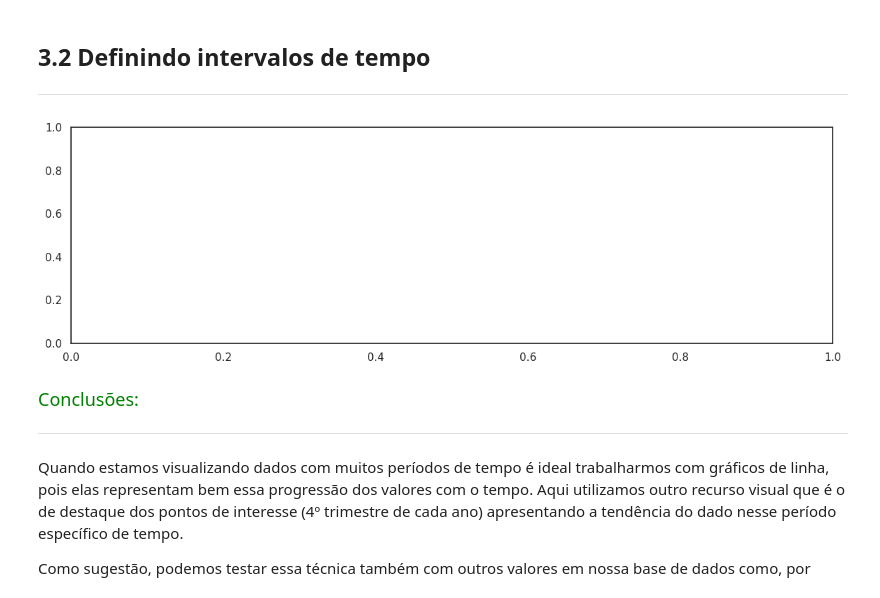
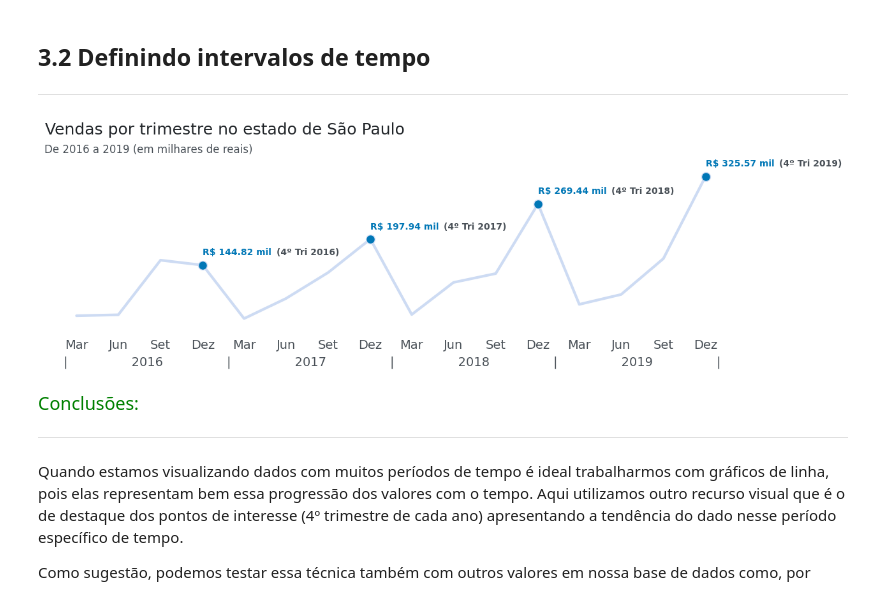
Before and after one commit to Lucas-lcs26/alura, a Jupyter notebook: Avançando em Data Science com Python/2 - Data Visualization gráficos de comparação e distribuição/Data Visualization gráficos de comparação e distribuição.ipynb, the cells around one changed output. Cells and saved outputs as stored; diff of their text form; code cells hidden in the pictures.

```diff
--- a/Avançando em Data Science com Python/2 - Data Visualization gráficos de comparação e distribuição/Data Visualization gráficos de comparação e distribuição.ipynb
+++ b/Avançando em Data Science com Python/2 - Data Visualization gráficos de comparação e distribuição/Data Visualization gráficos de comparação e distribuição.ipynb
@@ -679,8 +693,9 @@ df_sp = vendas.copy()
 df_sp = df_sp.query('estado == "São Paulo"')[["data_pedido", "vendas"]]
 
 # Agrupando as vendas por trimestre e arredondando valores para milhares
-...
-...
+df_sp.set_index('data_pedido', inplace= True)
+df_sp = df_sp.resample('Q').agg('sum')
+
 df_sp["vendas"] = round(df_sp["vendas"] / 1e3 , 2)
 df_sp = df_sp.reset_index()
 df_sp
@@ -743,34 +763,35 @@ ax = grafico_vendas_sp_tri()
 # %%
 ## Configurando o gráfico com parâmetros que potencializam a visualização dos dados
 
 # Importando as bibliotecas
-...
+import matplotlib.dates as mdates
 
 # Chamando a função que gera o gráfico de linha
 ax = grafico_vendas_sp_tri()
 
 ## Ajustes no eixo x
 # Definindo o intervalo em trimestres e colocando os nomes dos meses nos labels
-...
-...
-...
-...
+ax.xaxis.set_major_locator(mdates.MonthLocator(interval = 3))
+ax.xaxis.set_major_formatter(mdates.DateFormatter('%b'))
+x_labels = ['Mar', 'Jun', 'Set', 'Dez'] * 4
+ax.set_xticks(df_sp['data_pedido'])
+ax.set_xticklabels(x_labels, ha = 'center')
 ...
 
-# # Ajustando o eixo x colocando um nível acima de granularidade por meio da exibição do ano
-# texto = [16*" " + str(i) + 16*" " for i in range(2016, 2020)]
-# ax.text(ax.get_xbound()[0] + 35, - 80, f'|{texto[0]}|{texto[1]}|{texto[2]}|{texto[3]}|', fontsize=14, color=CINZA2)
+# Ajustando o eixo x colocando um nível acima de granularidade por meio da exibição do ano
+texto = [16*" " + str(i) + 16*" " for i in range(2016, 2020)]
+ax.text(ax.get_xbound()[0] + 40, - 60, f'|{texto[0]}|{texto[1]}|{texto[2]}|{texto[3]}|', fontsize=14, color=CINZA2)
 
-# # Destacando os valores do 4º trimestre
-# ano = 0
-# for i in range(3, len(df_sp["vendas"]), 4):
-#   ax.text(x = ax.get_xticks()[i], y = df_sp["vendas"][i] + 20, s = f"R$ {df_sp['vendas'][i]} mil", color = AZUL2, weight = "bold", fontsize = 10)
-#   ax.text(x = ax.get_xticks()[i] + 160, y = df_sp["vendas"][i] + 20, s = f"(4º Tri {2016 + ano})", color = CINZA2, weight = "bold", fontsize = 10)
-#   ano +=1
+# Destacando os valores do 4º trimestre
+ano = 0
+for i in range(3, len(df_sp["vendas"]), 4):
+  ax.text(x = ax.get_xticks()[i], y = df_sp["vendas"][i] + 20, s = f"R$ {df_sp['vendas'][i]} mil", color = AZUL2, weight = "bold", fontsize = 10)
+  ax.text(x = ax.get_xticks()[i] + 160, y = df_sp["vendas"][i] + 20, s = f"(4º Tri {2016 + ano})", color = CINZA2, weight = "bold", fontsize = 10)
+  ano +=1
 
 fig = ax.get_figure()
 # %% [output]
-[figure, old version]
+[figure, new version]
 # %% [markdown]
 <font color=green size=4> Conclusões: </font>
 
```
Also changed, not shown: parts of 22 cells of this notebook, 1 other file.
